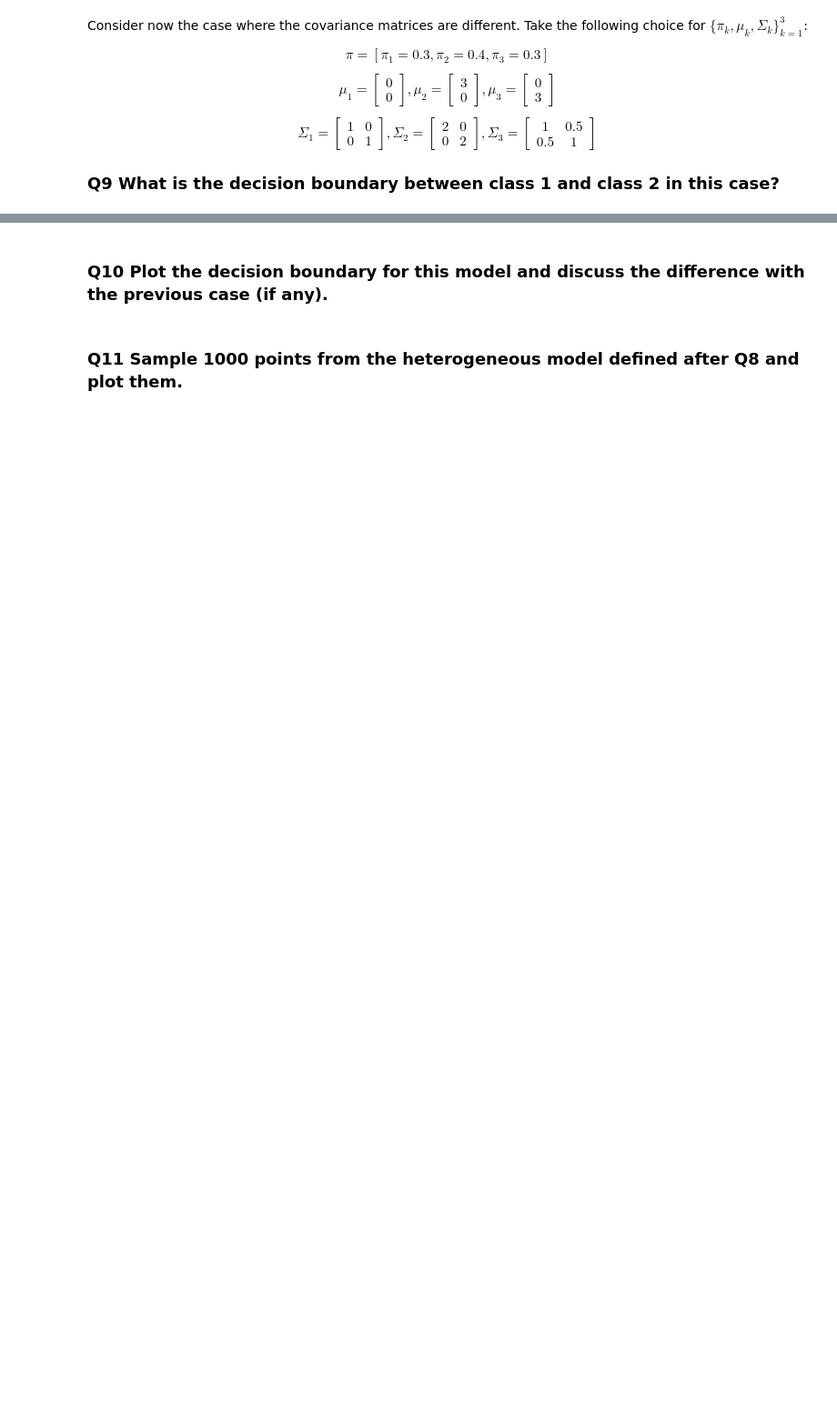
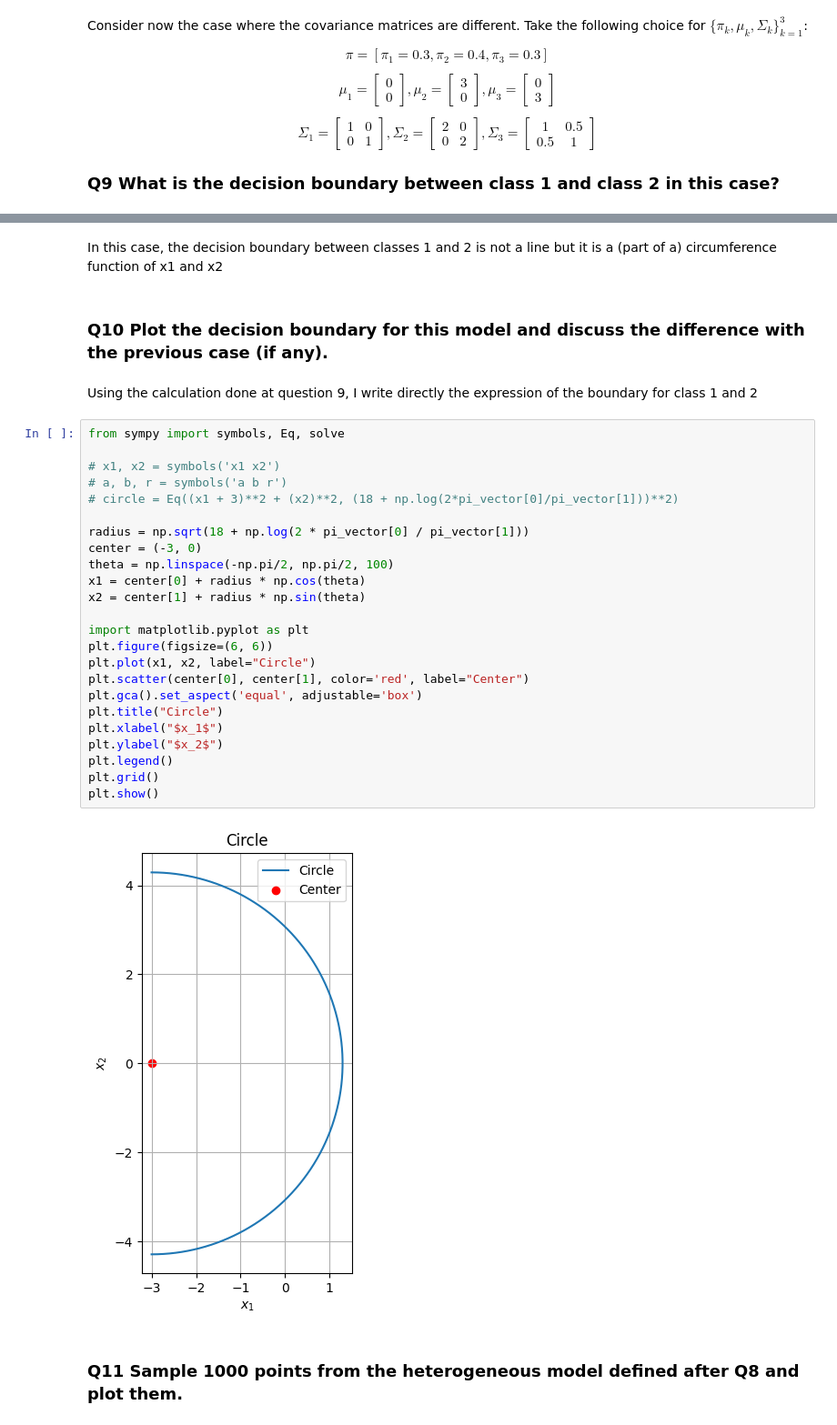
Before and after one commit to AleCardinale/Fundamentals-Inference-Learning, a Jupyter notebook: HW2/hw2_theory.ipynb, the cells around one changed output, grey strips where cells are left out. Shown: that part at 91% size. Cells and saved outputs as stored; diff of their text form; blank space fills up the shorter version.

Commit message:
theory almost done

```diff
--- a/HW2/hw2_theory.ipynb
+++ b/HW2/hw2_theory.ipynb
@@ -190,4 +245,34 @@ $$\Sigma_1 = \left[\begin{array}{cc} 1 & 0 \\ 0 & 1 \end{array}\right], \Sigma_2
+# %% [markdown]
+In this case, the decision boundary between classes 1 and 2 is not a line but it is a (part of a) circumference function of x1 and x2
 # %% [markdown]
 ### **Q10** Plot the decision boundary for this model and discuss the difference with the previous case (if any).
+# %% [markdown]
+Using the calculation done at question 9, I write directly the expression of the boundary for class 1 and 2
+# %%
+from sympy import symbols, Eq, solve
+
+# x1, x2 = symbols('x1 x2')
+# a, b, r = symbols('a b r')
+# circle = Eq((x1 + 3)**2 + (x2)**2, (18 + np.log(2*pi_vector[0]/pi_vector[1]))**2)
+
+radius = np.sqrt(18 + np.log(2 * pi_vector[0] / pi_vector[1]))
+center = (-3, 0)
+theta = np.linspace(-np.pi/2, np.pi/2, 100)
+x1 = center[0] + radius * np.cos(theta)
+x2 = center[1] + radius * np.sin(theta)
+
+import matplotlib.pyplot as plt
+plt.figure(figsize=(6, 6))
+plt.plot(x1, x2, label="Circle")
+plt.scatter(center[0], center[1], color='red', label="Center")
+plt.gca().set_aspect('equal', adjustable='box')
+plt.title("Circle")
+plt.xlabel("$x_1$")
+plt.ylabel("$x_2$")
+plt.legend()
+plt.grid()
+plt.show()
+# %% [output]
+[figure, added]
 # %% [markdown]
 ### **Q11** Sample 1000 points from the heterogeneous model defined after Q8 and plot them.
```
Also changed, not shown: parts of 13 cells of this notebook.
